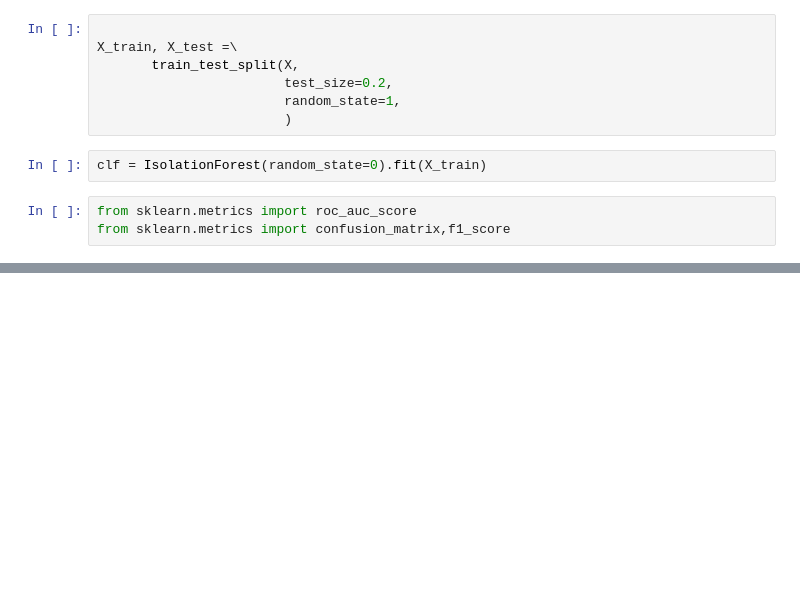
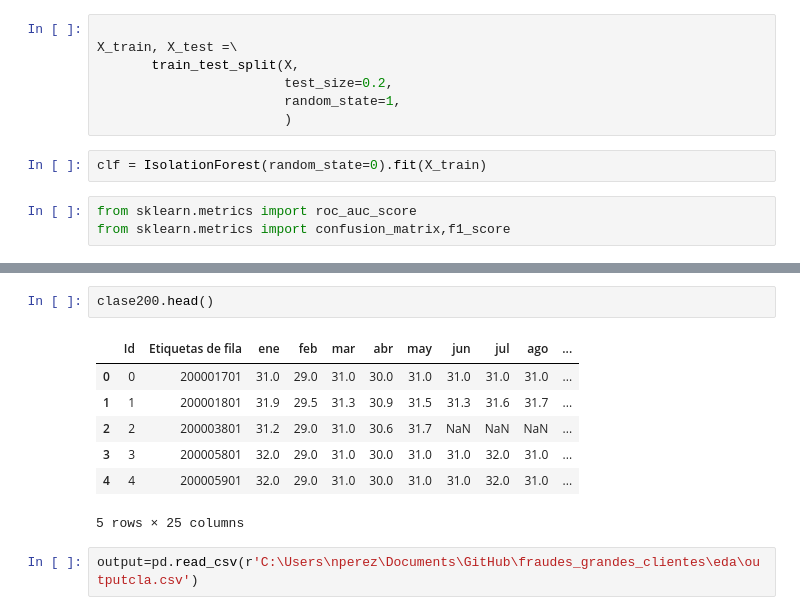
Before and after one commit to napo1998delsur/fraudes_grandes_clientes, a Jupyter notebook: eda/voltajesclase200.ipynb, the cells around one changed output, grey strips where cells are left out. Drawn from its saved outputs; the diff is of its cells as text; blank space fills up the shorter version.

```diff
--- a/eda/voltajesclase200.ipynb
+++ b/eda/voltajesclase200.ipynb
@@ -302,0 +326,12 @@ UsageError: Line magic function `%%timeit` not found.
+# %%
+clase200.head()
+# %% [output]
+|  | Id | Etiquetas de fila | ene | feb | mar | abr | may | jun | jul | ago | ... |
+| 0 | 0 | 200001701 | 31.0 | 29.0 | 31.0 | 30.0 | 31.0 | 31.0 | 31.0 | 31.0 | ... |
+| 1 | 1 | 200001801 | 31.9 | 29.5 | 31.3 | 30.9 | 31.5 | 31.3 | 31.6 | 31.7 | ... |
+| 2 | 2 | 200003801 | 31.2 | 29.0 | 31.0 | 30.6 | 31.7 | NaN | NaN | NaN | ... |
+| 3 | 3 | 200005801 | 32.0 | 29.0 | 31.0 | 30.0 | 31.0 | 31.0 | 32.0 | 31.0 | ... |
+| 4 | 4 | 200005901 | 32.0 | 29.0 | 31.0 | 30.0 | 31.0 | 31.0 | 32.0 | 31.0 | ... |
+5 rows × 25 columns
+# %%
+output=pd.read_csv(r'C:\Users\nperez\Documents\GitHub\fraudes_grandes_clientes\eda\outputcla.csv')
```
Also changed, not shown: parts of 32 cells of this notebook, 5 other files.
